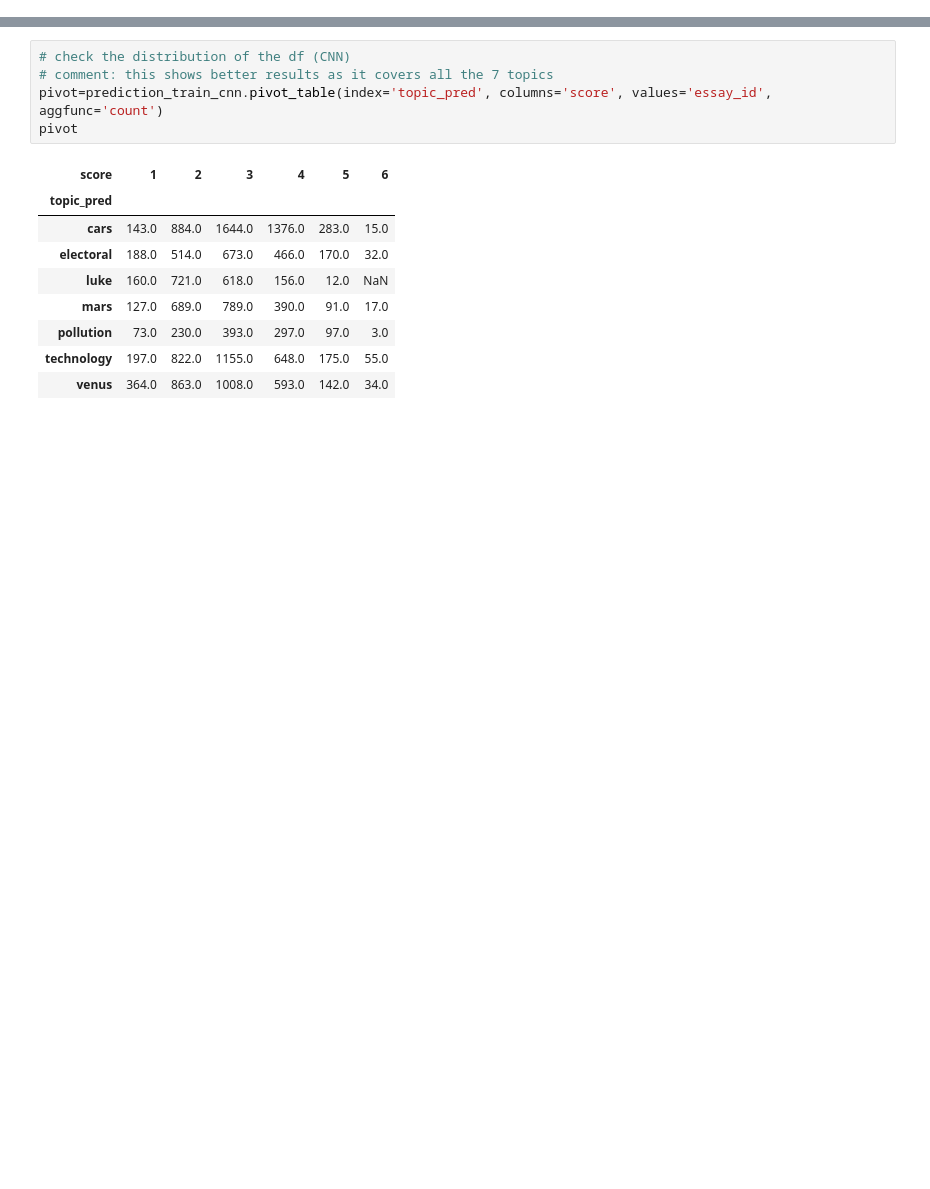
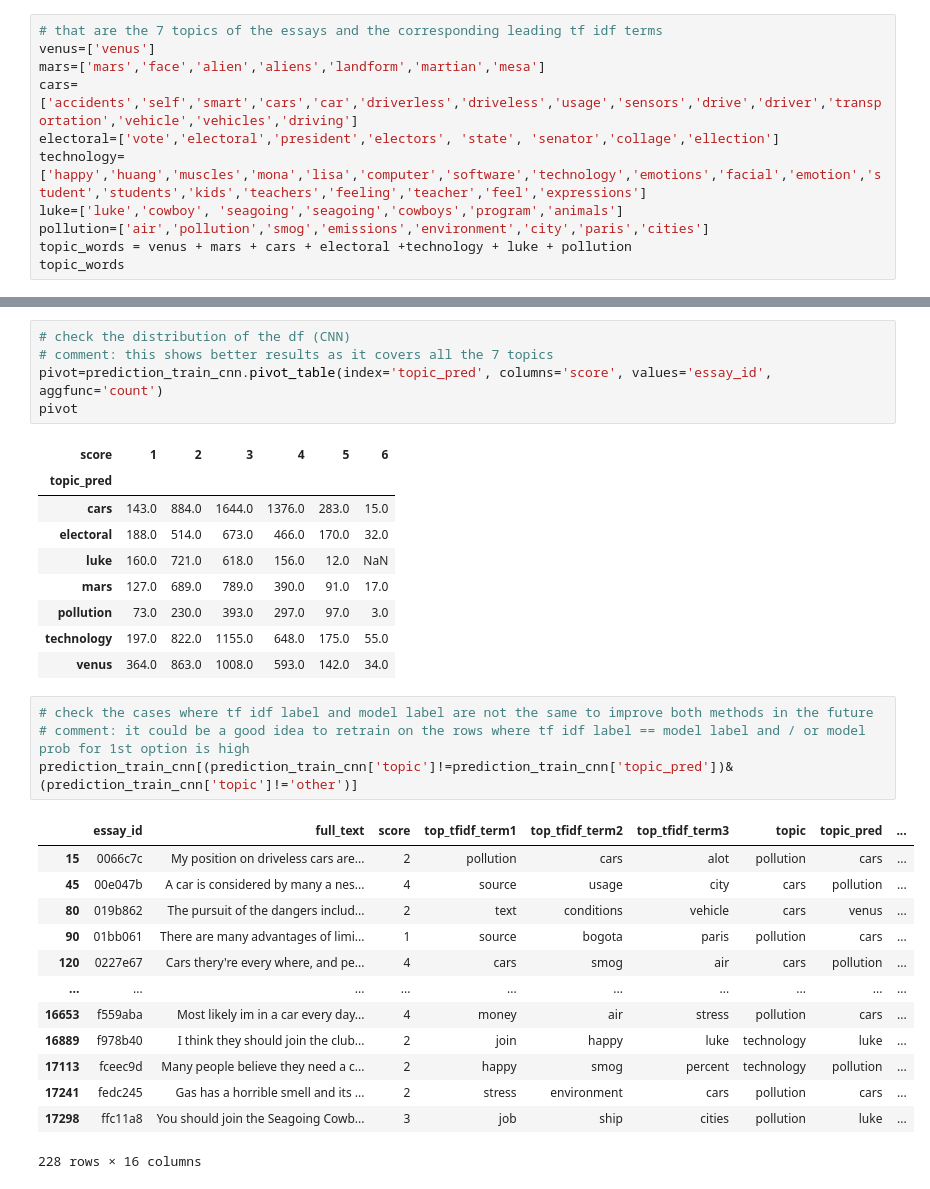
Before and after one commit to PaulinaLP/classification-prompts-example, a Jupyter notebook: classificationprompts.ipynb, the cells around one changed output, grey strips where cells are left out. Cells and saved outputs as stored; diff of their text form; blank space fills up the shorter version.

```diff
--- a/classificationprompts.ipynb
+++ b/classificationprompts.ipynb
@@ -48,3 +67,14 @@ PADDING_TYPE = 'pre'
 OOV_TOKEN = '<OOV>'
 TRAIN_SIZE = .75
 PATIENCE = 2
+# %%
+# that are the 7 topics of the essays and the corresponding leading tf idf terms
+venus=['venus']
+mars=['mars','face','alien','aliens','landform','martian','mesa']
+cars=['accidents','self','smart','cars','car','driverless','driveless','usage','sensors','drive','driver','transportation','vehicle','vehicles','driving']
+electoral=['vote','electoral','president','electors', 'state', 'senator','collage','ellection']
+technology=['happy','huang','muscles','mona','lisa','computer','software','technology','emotions','facial','emotion','student','students','kids','teachers','feeling','teacher','feel','expressions']
+luke=['luke','cowboy', 'seagoing','seagoing','cowboys','program','animals']
+pollution=['air','pollution','smog','emissions','environment','city','paris','cities']
+topic_words = venus + mars + cars + electoral +technology + luke + pollution
+topic_words
@@ -442,3 +499,21 @@ pivot
 | pollution | 73.0 | 230.0 | 393.0 | 297.0 | 97.0 | 3.0 |
 | technology | 197.0 | 822.0 | 1155.0 | 648.0 | 175.0 | 55.0 |
 | venus | 364.0 | 863.0 | 1008.0 | 593.0 | 142.0 | 34.0 |
+# %%
+# check the cases where tf idf label and model label are not the same to improve both methods in the future
+# comment: it could be a good idea to retrain on the rows where tf idf label == model label and / or model prob for 1st option is high
+prediction_train_cnn[(prediction_train_cnn['topic']!=prediction_train_cnn['topic_pred'])&(prediction_train_cnn['topic']!='other')]
+# %% [output]
+|  | essay_id | full_text | score | top_tfidf_term1 | top_tfidf_term2 | top_tfidf_term3 | topic | topic_pred | ... |
+| 15 | 0066c7c | My position on driveless cars are... | 2 | pollution | cars | alot | pollution | cars | ... |
+| 45 | 00e047b | A car is considered by many a nes... | 4 | source | usage | city | cars | pollution | ... |
+| 80 | 019b862 | The pursuit of the dangers includ... | 2 | text | conditions | vehicle | cars | venus | ... |
+| 90 | 01bb061 | There are many advantages of limi... | 1 | source | bogota | paris | pollution | cars | ... |
+| 120 | 0227e67 | Cars thery're every where, and pe... | 4 | cars | smog | air | cars | pollution | ... |
+| ... | ... | ... | ... | ... | ... | ... | ... | ... | ... |
+| 16653 | f559aba | Most likely im in a car every day... | 4 | money | air | stress | pollution | cars | ... |
+| 16889 | f978b40 | I think they should join the club... | 2 | join | happy | luke | technology | luke | ... |
+| 17113 | fceec9d | Many people believe they need a c... | 2 | happy | smog | percent | technology | pollution | ... |
+| 17241 | fedc245 | Gas has a horrible smell and its ... | 2 | stress | environment | cars | pollution | cars | ... |
+| 17298 | ffc11a8 | You should join the Seagoing Cowb... | 3 | job | ship | cities | pollution | luke | ... |
+228 rows × 16 columns
```
Also changed, not shown: parts of 8 cells of this notebook.
